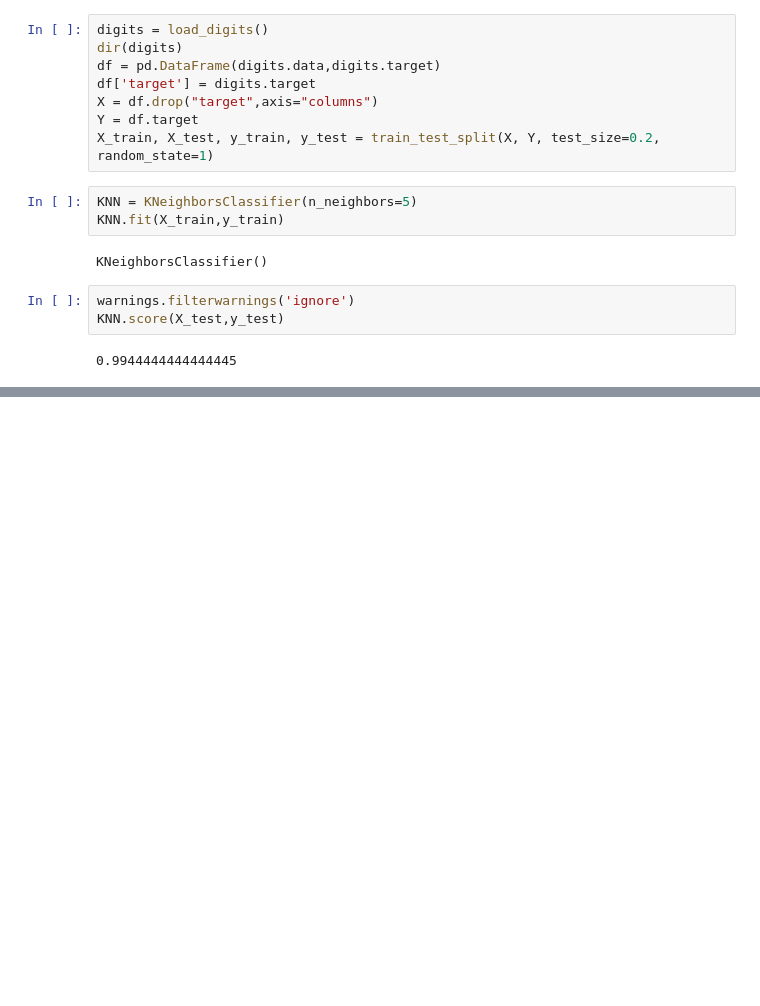
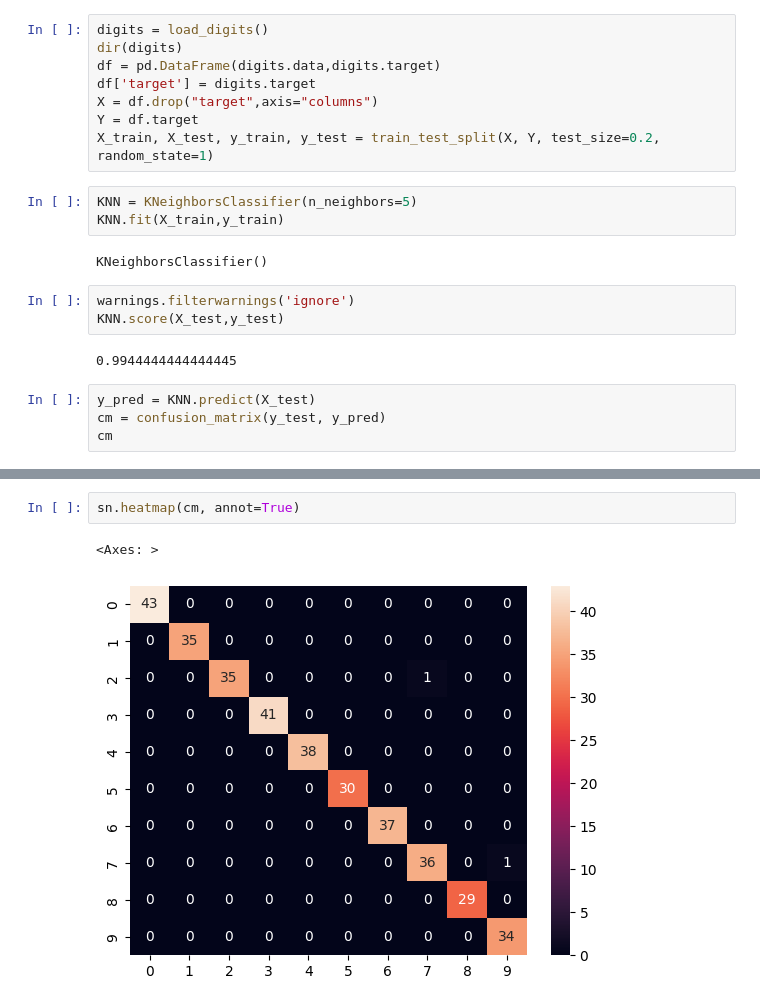
Before and after one commit to NayeemHossenJim/Machine-Learning, a Jupyter notebook: 5. Machine_Learning/17. KNN Classification/practice.ipynb, the cells around one changed output, grey strips where cells are left out. Cells and saved outputs as stored; diff of their text form; blank space fills up the shorter version.

```diff
--- a/5. Machine_Learning/17. KNN Classification/practice.ipynb
+++ b/5. Machine_Learning/17. KNN Classification/practice.ipynb
@@ -26,3 +26,7 @@ warnings.filterwarnings('ignore')
 KNN.score(X_test,y_test)
 # %% [output]
 0.9944444444444445
+# %%
+y_pred = KNN.predict(X_test)
+cm = confusion_matrix(y_test, y_pred)
+cm
@@ -28,0 +44,5 @@ KNN.score(X_test,y_test)
+# %%
+sn.heatmap(cm, annot=True)
+# %% [output]
+<Axes: >
+[figure, added]
```
Also changed, not shown: parts of 1 cell of this notebook.
